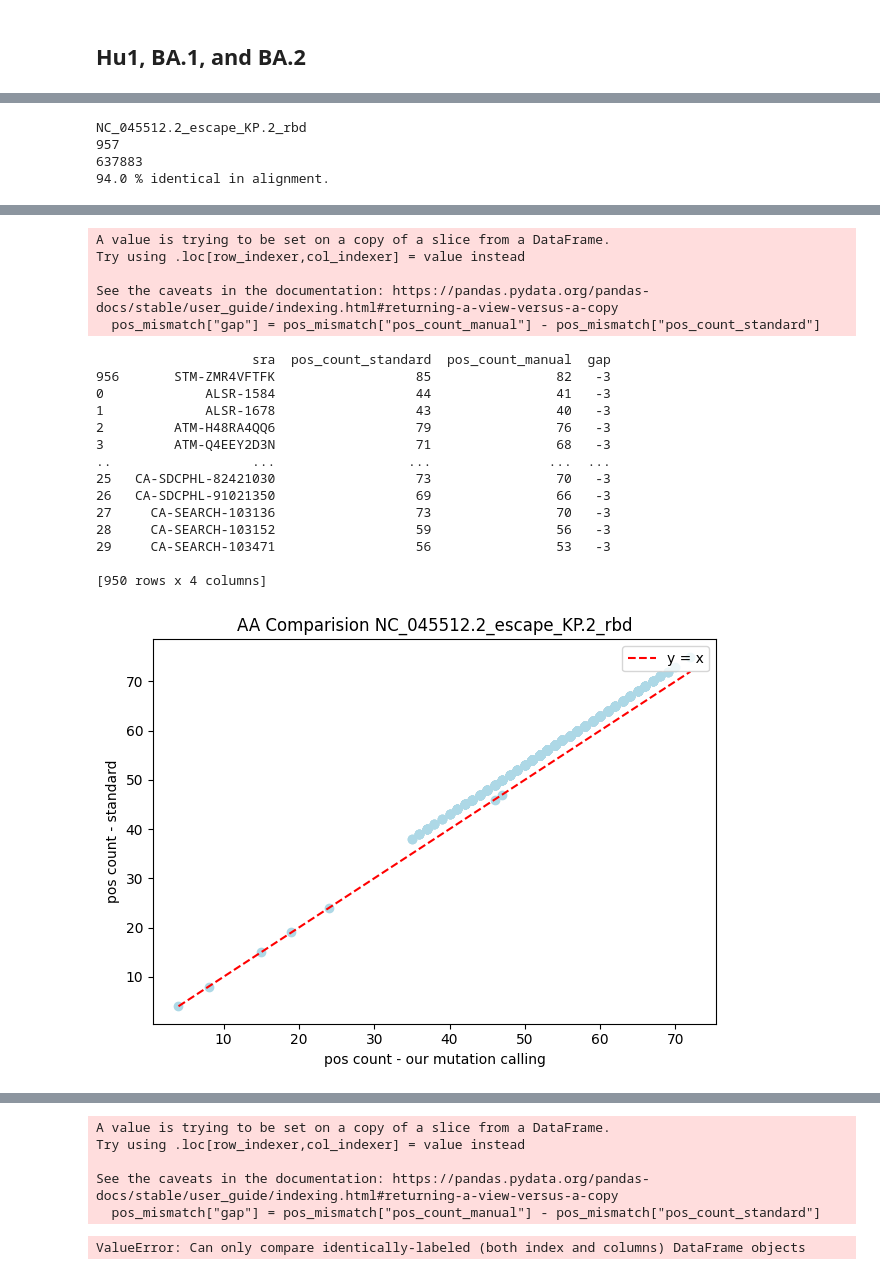
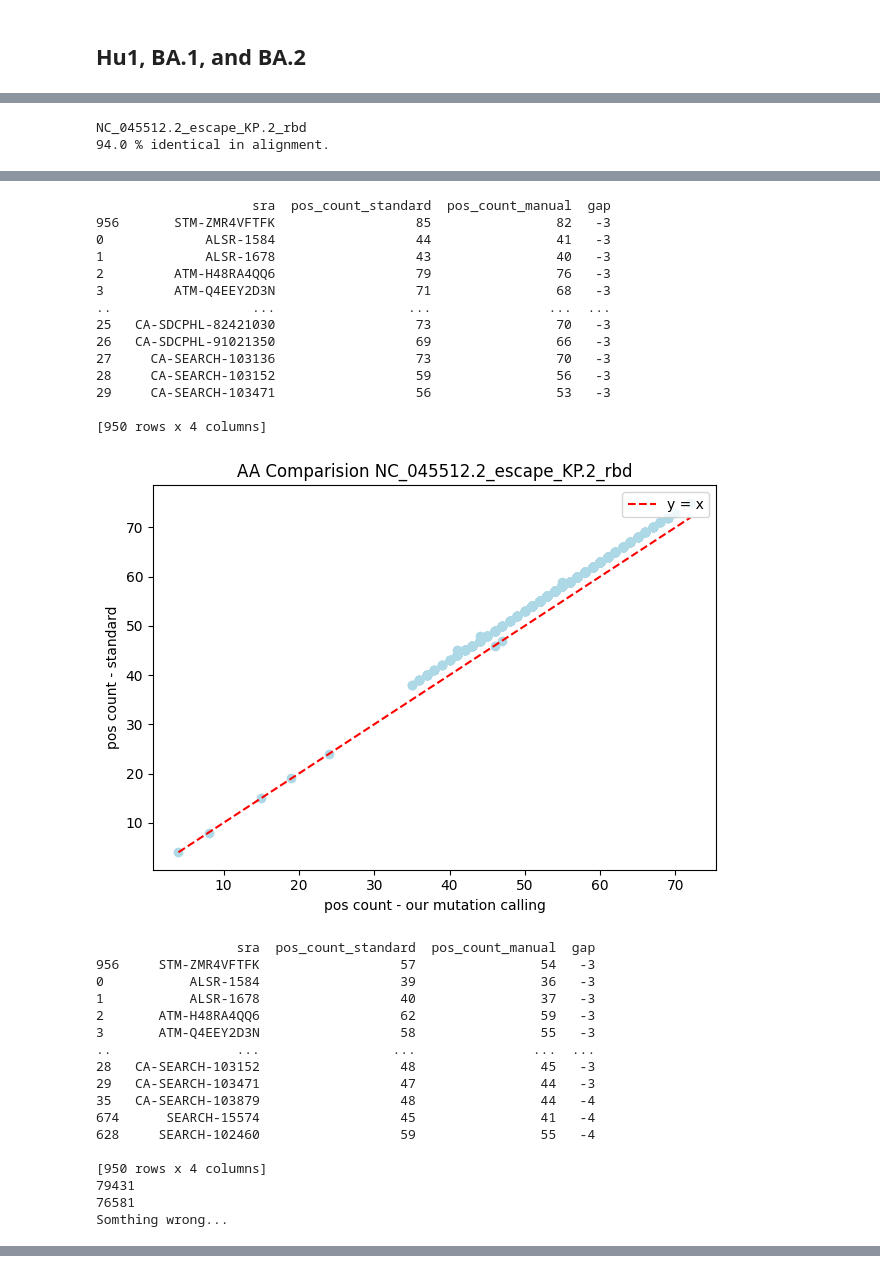
Before and after one commit to yutiachen5/bjorn_rep, a Jupyter notebook: output/sanity_check.ipynb, the cells around one changed output, grey strips where cells are left out. Saved outputs shown, nothing was run; the diff lists cells and outputs as text; code cells hidden in the pictures.

```diff
--- a/output/sanity_check.ipynb
+++ b/output/sanity_check.ipynb
@@ -315,28 +301,39 @@ ValueError: Can only compare identically-labeled (both index and columns) DataFr
 # %%
-tmp1, tmp2 = compare(kp2_gf_dir, sc2_mm_dir, "NC_045512.2_escape_KP.2_rbd")
+# there should be mismatch here since I manually modify nucs in reference genome to make it compatibale with gofasta
+mut_a, mut_b, tmp1, tmp2 = compare(kp2_gf_dir, sc2_mm_dir, "NC_045512.2_escape_KP.2_rbd")
 # %% [output]
 NC_045512.2_escape_KP.2_rbd
-957
-637883
 94.0 % identical in alignment.
 [figure]
-A value is trying to be set on a copy of a slice from a DataFrame.
-Try using .loc[row_indexer,col_indexer] = value instead
+                    sra  pos_count_standard  pos_count_manual  gap
+956       STM-ZMR4VFTFK                  85                82   -3
+0             ALSR-1584                  44                41   -3
+1             ALSR-1678                  43                40   -3
+2         ATM-H48RA4QQ6                  79                76   -3
+3         ATM-Q4EEY2D3N                  71                68   -3
+..                  ...                 ...               ...  ...
+25   CA-SDCPHL-82421030                  73                70   -3
+26   CA-SDCPHL-91021350                  69                66   -3
+27     CA-SEARCH-103136                  73                70   -3
+28     CA-SEARCH-103152                  59                56   -3
+29     CA-SEARCH-103471                  56                53   -3
 
-See the caveats in the documentation: https://pandas.pydata.org/pandas-docs/stable/user_guide/indexing.html#returning-a-view-versus-a-copy
-  pos_mismatch["gap"] = pos_mismatch["pos_count_manual"] - pos_mismatch["pos_count_standard"]
+[950 rows x 4 columns]
+[figure]
-                    sra  pos_count_standard  pos_count_manual  gap
-956       STM-ZMR4VFTFK                  85                82   -3
-0             ALSR-1584                  44                41   -3
-1             ALSR-1678                  43                40   -3
-2         ATM-H48RA4QQ6                  79                76   -3
-3         ATM-Q4EEY2D3N                  71                68   -3
-..                  ...                 ...               ...  ...
-25   CA-SDCPHL-82421030                  73                70   -3
-26   CA-SDCPHL-91021350                  69                66   -3
-27     CA-SEARCH-103136                  73                70   -3
-28     CA-SEARCH-103152                  59                56   -3
-29     CA-SEARCH-103471                  56                53   -3
+                  sra  pos_count_standard  pos_count_manual  gap
+956     STM-ZMR4VFTFK                  57                54   -3
+0           ALSR-1584                  39                36   -3
+1           ALSR-1678                  40                37   -3
+2       ATM-H48RA4QQ6                  62                59   -3
+3       ATM-Q4EEY2D3N                  58                55   -3
+..                ...                 ...               ...  ...
+28   CA-SEARCH-103152                  48                45   -3
+29   CA-SEARCH-103471                  47                44   -3
+35   CA-SEARCH-103879                  48                44   -4
+674      SEARCH-15574                  45                41   -4
+628     SEARCH-102460                  59                55   -4
 
 [950 rows x 4 columns]
+79431
+76581
+Somthing wrong...
-[figure]
@@ -359,7 +340 @@ See the caveats in the documentation: https://pandas.pydata.org/pandas-docs/stab
-A value is trying to be set on a copy of a slice from a DataFrame.
-Try using .loc[row_indexer,col_indexer] = value instead
-
-See the caveats in the documentation: https://pandas.pydata.org/pandas-docs/stable/user_guide/indexing.html#returning-a-view-versus-a-copy
-  pos_mismatch["gap"] = pos_mismatch["pos_count_manual"] - pos_mismatch["pos_count_standard"]
-ValueError: Can only compare identically-labeled (both index and columns) DataFrame objects
 # %%
```
Also changed, not shown: parts of 18 cells of this notebook, 3 other files.
